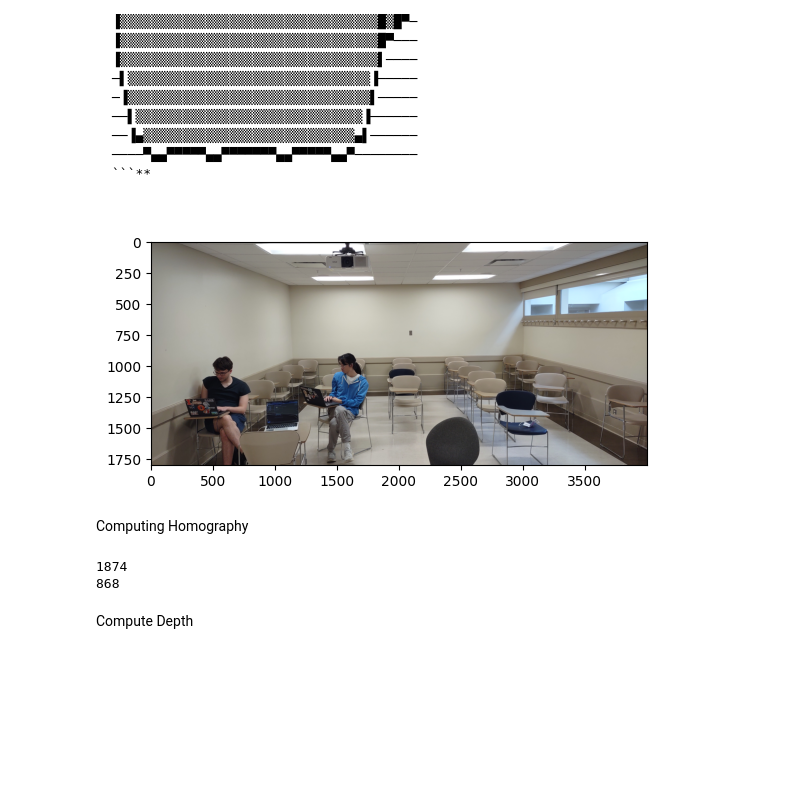
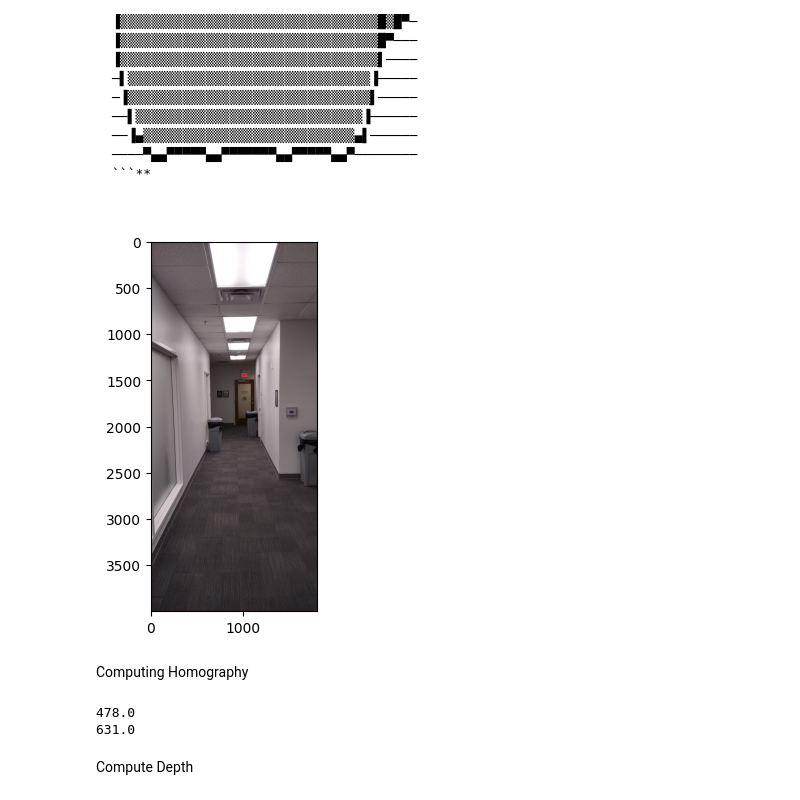
Before and after one commit to AnimeHiyoko/CS-445-Final-Project, a Jupyter notebook: Final_Project.ipynb, the cells around one changed output. Saved outputs shown, nothing was run; the diff lists cells and outputs as text; code cells hidden in the pictures; blank space fills up the shorter version.

```diff
--- a/Final_Project.ipynb
+++ b/Final_Project.ipynb
@@ -23,43 +23,45 @@ Goals
 # %%
 import numpy as np
 import numpy.linalg as la
 import cv2
 import matplotlib.pyplot as plt
+import numpy.linalg as linalg
 
 import utils
 
-image = cv2.imread("./pictures/trial_room.jpg")
+image = cv2.imread("./pictures/Hallway2.jpg")
 image_rgb = cv2.cvtColor(image, cv2.COLOR_BGR2RGB)
 from utils.io import read_image, write_image, read_hdr_image, write_hdr_image
 from utils.display import display_images_linear_rescale, rescale_images_linear
 from utils.hdr_helpers import gsolve
 from utils.hdr_helpers import get_equirectangular_image
 from utils.bilateral_filter import bilateral_filter
 
 plt.imshow(image_rgb)
 plt.show()
 # %% [output]
-[figure, old version]
+[figure, new version]
 # %% [markdown]
 Computing Homography
 # %%
 # box coordinates
-box = np.array(((1113, 356), (1113, 1224), (2987, 356), (2987, 1224)))
-# [top left] [bottom left] [top right] [bottom right]
+box = np.array(
+	[[(638,  1336), (1116,  1336)],
+	 [(638, 1967), (1116, 1967)] ]
+)
+
+# vanishing point the image is a bit offcenter
+vp = np.array((923, 1607))
 
 
-# vanishing point the image is a bit offcenter
-vp = np.array((1906 , 643))
-
-
-width_box  = box[2][0] - box[0][0]
-height_box = box[1][1] - box[0][1]
+width_box  = np.average(box[:,1,0] - box[:,0,0])
+height_box = np.average(box[1,:,1] - box[0,:,1])
 
 print(width_box)
 print(height_box)
 # %% [output]
-1874
-868
+478.0
+631.0
 # %% [markdown]
 Compute Depth
 # %%
```
Also changed, not shown: parts of 13 cells of this notebook, 1 other file.
